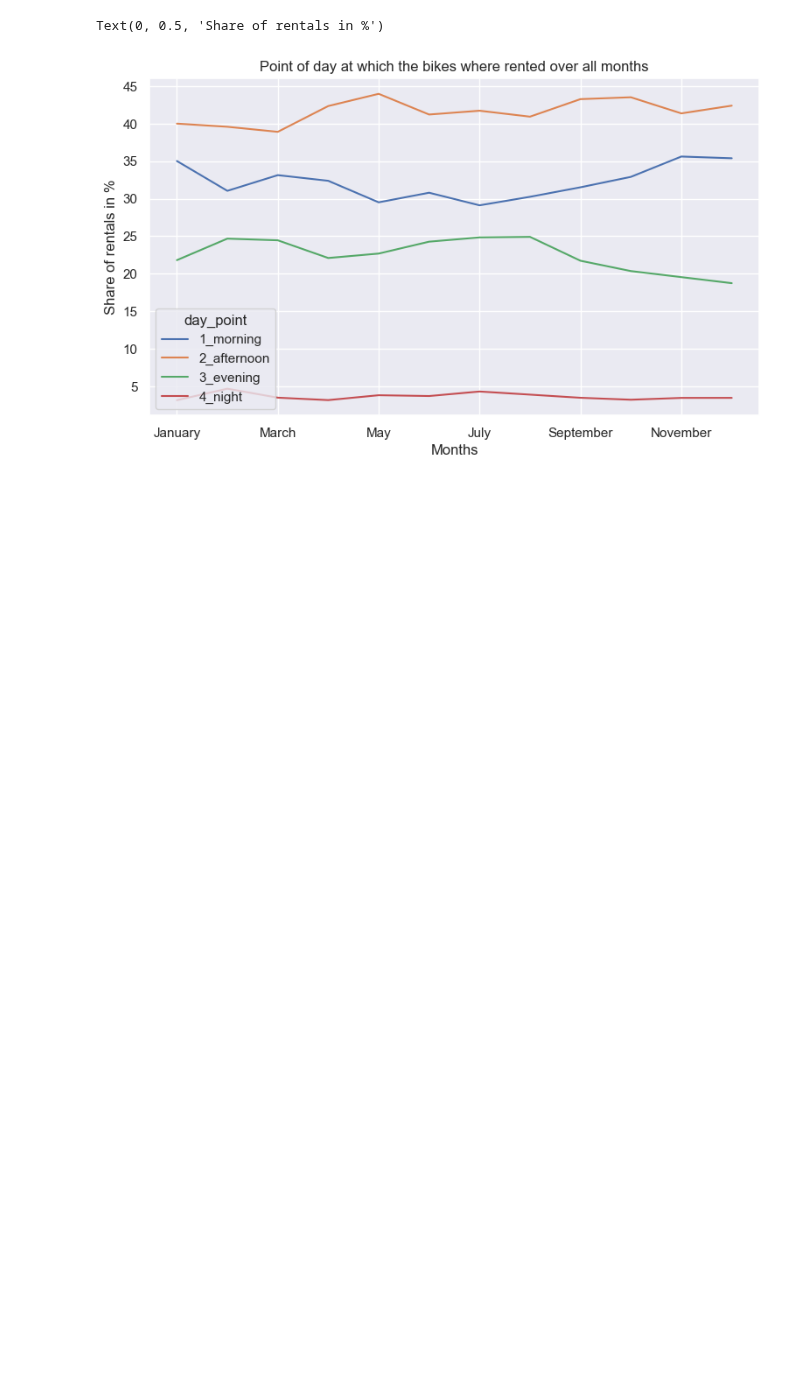
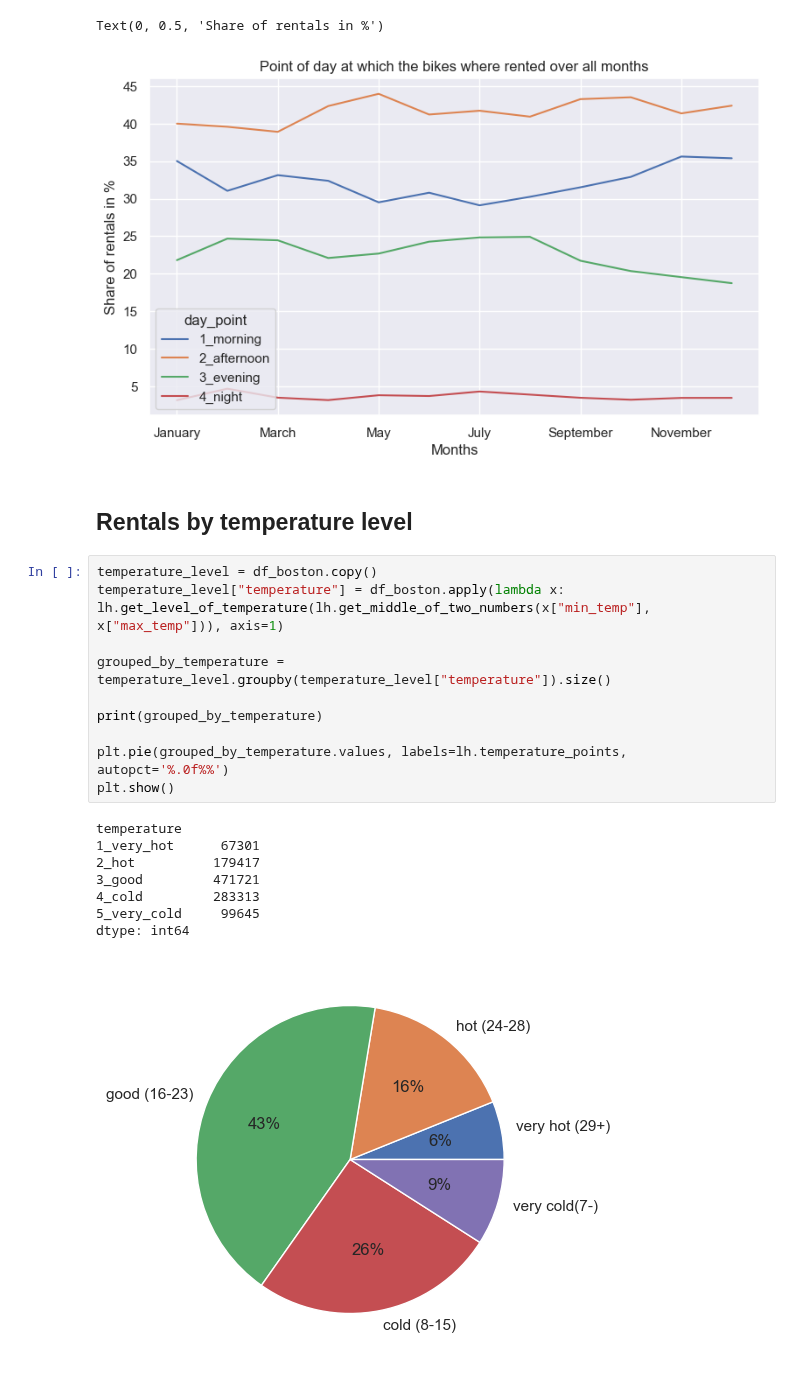
Before and after one commit to RavenRudi/AA_Group16, a Jupyter notebook: time_demand_patterns.ipynb, the cells around one changed output. Saved outputs shown, nothing was run; the diff lists cells and outputs as text; blank space fills up the shorter version.

Commit message:
Added Rentals by temperature level

```diff
--- a/time_demand_patterns.ipynb
+++ b/time_demand_patterns.ipynb
@@ -148,3 +148,24 @@ plt.ylabel("Share of rentals in %")
 # %% [output]
 Text(0, 0.5, 'Share of rentals in %')
 [figure]
+# %% [markdown]
+## Rentals by temperature level
+# %%
+temperature_level = df_boston.copy()
+temperature_level["temperature"] = df_boston.apply(lambda x: lh.get_level_of_temperature(lh.get_middle_of_two_numbers(x["min_temp"], x["max_temp"])), axis=1)
+
+grouped_by_temperature = temperature_level.groupby(temperature_level["temperature"]).size()
+
+print(grouped_by_temperature)
+
+plt.pie(grouped_by_temperature.values, labels=lh.temperature_points, autopct='%.0f%%')
+plt.show()
+# %% [output]
+temperature
+1_very_hot      67301
+2_hot          179417
+3_good         471721
+4_cold         283313
+5_very_cold     99645
+dtype: int64
+[figure, added]
```
Also changed, not shown: 1 other file.
